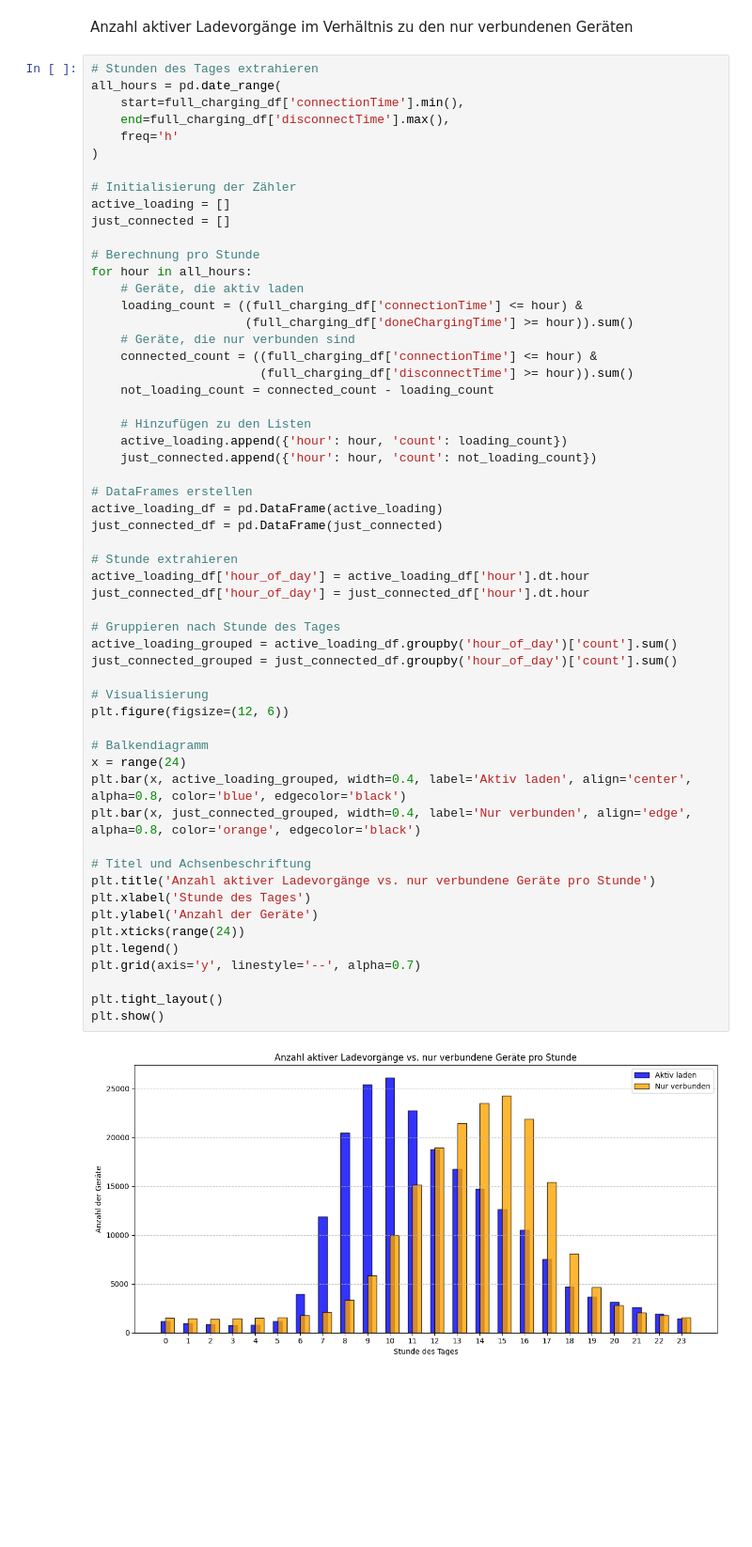
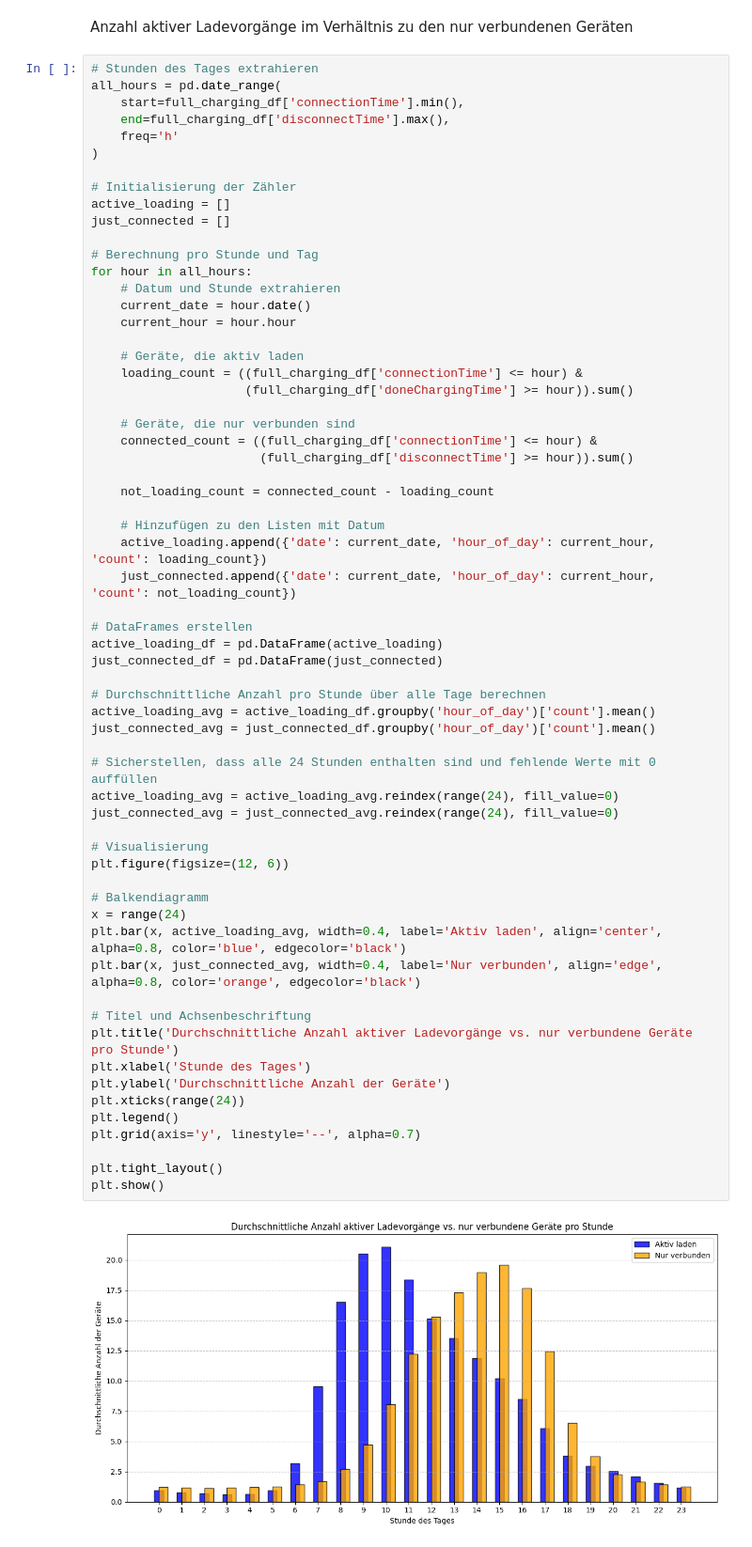
Before and after one commit to Amocon/A-Team_AA-Team-Assignment_2024, a Jupyter notebook: aa_team_assignment/temporal_patterns_and_seasonality.ipynb, the cells around one changed output. Shown at 94% size. Drawn from its saved outputs; the diff is of its cells as text; blank space fills up the shorter version.

```diff
--- a/aa_team_assignment/temporal_patterns_and_seasonality.ipynb
+++ b/aa_team_assignment/temporal_patterns_and_seasonality.ipynb
@@ -443,49 +453,55 @@ all_hours = pd.date_range(
 active_loading = []
 just_connected = []
 
-# Berechnung pro Stunde
+# Berechnung pro Stunde und Tag
 for hour in all_hours:
+    # Datum und Stunde extrahieren
+    current_date = hour.date()
+    current_hour = hour.hour
+
     # Geräte, die aktiv laden
     loading_count = ((full_charging_df['connectionTime'] <= hour) &
                      (full_charging_df['doneChargingTime'] >= hour)).sum()
+
     # Geräte, die nur verbunden sind
     connected_count = ((full_charging_df['connectionTime'] <= hour) &
                        (full_charging_df['disconnectTime'] >= hour)).sum()
+
     not_loading_count = connected_count - loading_count
 
-    # Hinzufügen zu den Listen
-    active_loading.append({'hour': hour, 'count': loading_count})
-    just_connected.append({'hour': hour, 'count': not_loading_count})
+    # Hinzufügen zu den Listen mit Datum
+    active_loading.append({'date': current_date, 'hour_of_day': current_hour, 'count': loading_count})
+    just_connected.append({'date': current_date, 'hour_of_day': current_hour, 'count': not_loading_count})
 
 # DataFrames erstellen
 active_loading_df = pd.DataFrame(active_loading)
 just_connected_df = pd.DataFrame(just_connected)
 
-# Stunde extrahieren
-active_loading_df['hour_of_day'] = active_loading_df['hour'].dt.hour
-just_connected_df['hour_of_day'] = just_connected_df['hour'].dt.hour
+# Durchschnittliche Anzahl pro Stunde über alle Tage berechnen
+active_loading_avg = active_loading_df.groupby('hour_of_day')['count'].mean()
+just_connected_avg = just_connected_df.groupby('hour_of_day')['count'].mean()
 
-# Gruppieren nach Stunde des Tages
-active_loading_grouped = active_loading_df.groupby('hour_of_day')['count'].sum()
-just_connected_grouped = just_connected_df.groupby('hour_of_day')['count'].sum()
+# Sicherstellen, dass alle 24 Stunden enthalten sind und fehlende Werte mit 0 auffüllen
+active_loading_avg = active_loading_avg.reindex(range(24), fill_value=0)
+just_connected_avg = just_connected_avg.reindex(range(24), fill_value=0)
 
 # Visualisierung
 plt.figure(figsize=(12, 6))
 
 # Balkendiagramm
 x = range(24)
-plt.bar(x, active_loading_grouped, width=0.4, label='Aktiv laden', align='center', alpha=0.8, color='blue', edgecolor='black')
-plt.bar(x, just_connected_grouped, width=0.4, label='Nur verbunden', align='edge', alpha=0.8, color='orange', edgecolor='black')
+plt.bar(x, active_loading_avg, width=0.4, label='Aktiv laden', align='center', alpha=0.8, color='blue', edgecolor='black')
+plt.bar(x, just_connected_avg, width=0.4, label='Nur verbunden', align='edge', alpha=0.8, color='orange', edgecolor='black')
 
 # Titel und Achsenbeschriftung
-plt.title('Anzahl aktiver Ladevorgänge vs. nur verbundene Geräte pro Stunde')
+plt.title('Durchschnittliche Anzahl aktiver Ladevorgänge vs. nur verbundene Geräte pro Stunde')
 plt.xlabel('Stunde des Tages')
-plt.ylabel('Anzahl der Geräte')
+plt.ylabel('Durchschnittliche Anzahl der Geräte')
 plt.xticks(range(24))
 plt.legend()
 plt.grid(axis='y', linestyle='--', alpha=0.7)
 
 plt.tight_layout()
 plt.show()
 # %% [output]
-[figure, old version]
+[figure, new version]
```
Also changed, not shown: parts of 1 cell of this notebook.
